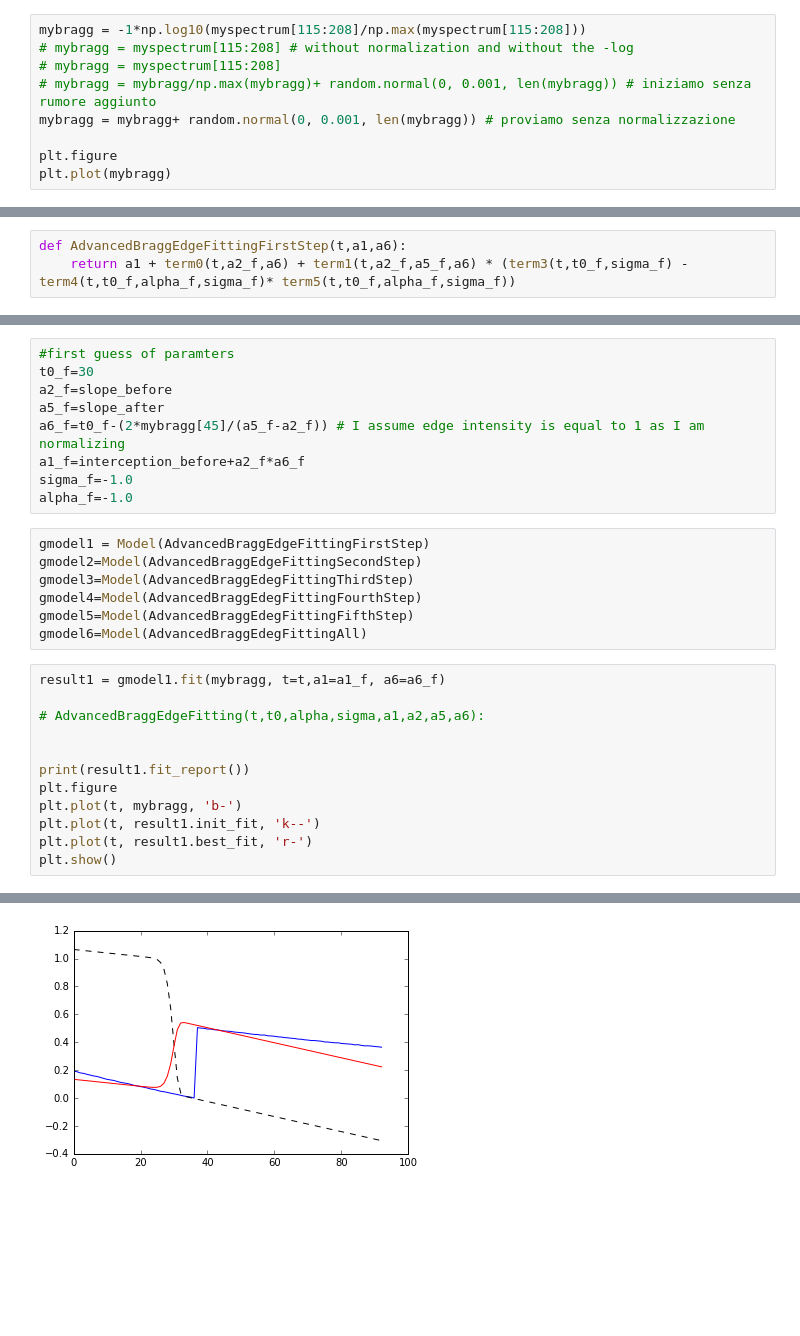
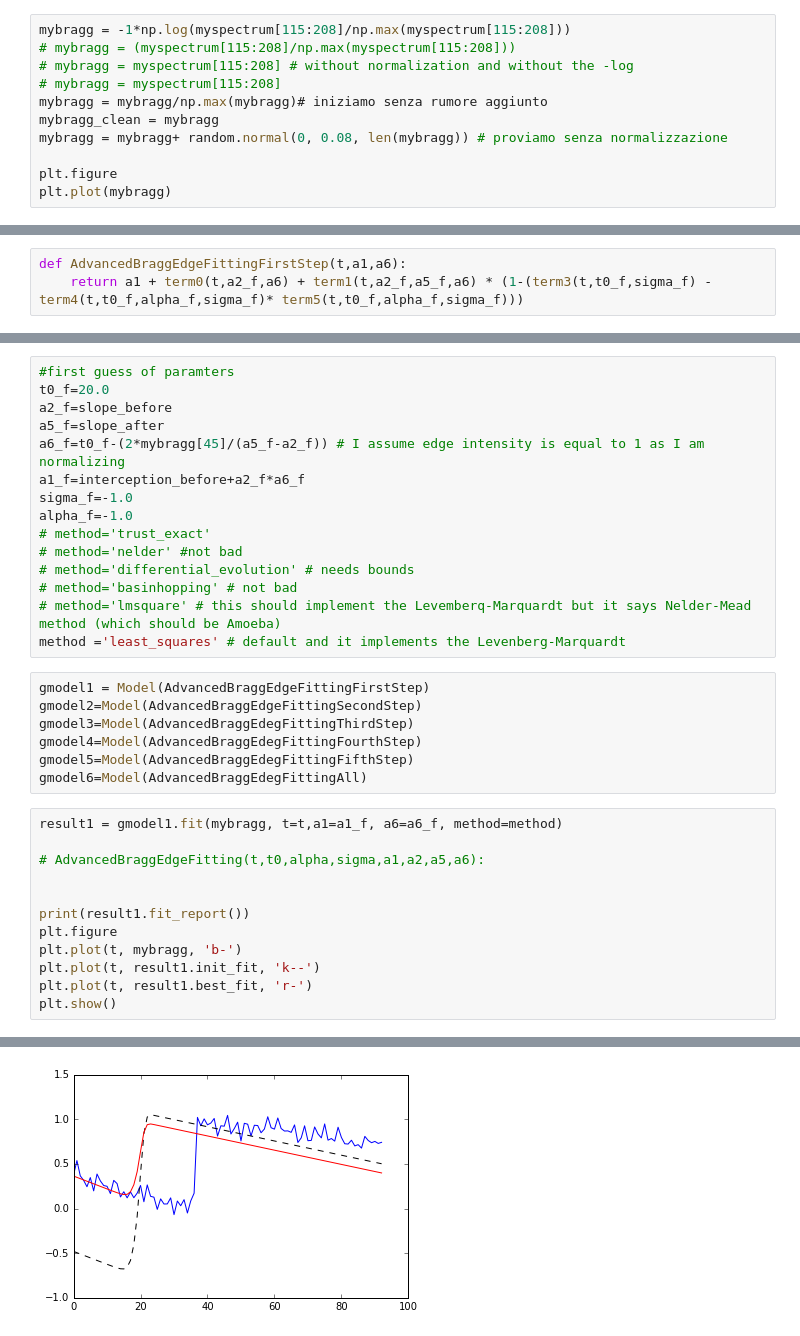
Before and after one commit to neutronimaging/scripts, a Jupyter notebook: python/ToF_notebooks/BraggEdgeFittingAdvanced.ipynb, the cells around one changed output, grey strips where cells are left out. Drawn from its saved outputs; the diff is of its cells as text; blank space fills up the shorter version.

Commit message:
corrected step function for signal in transmission, understood all linear parameters, check with different optimization strategies

```diff
--- a/python/ToF_notebooks/BraggEdgeFittingAdvanced.ipynb
+++ b/python/ToF_notebooks/BraggEdgeFittingAdvanced.ipynb
@@ -48,11 +82,13 @@ myspectrum = loadtxt('/home/carminati_c/Documents/vel_selector/alpha.txt')
 # plt.figure
 # plt.plot(myspectrum)
 # %%
-mybragg = -1*np.log10(myspectrum[115:208]/np.max(myspectrum[115:208]))
+mybragg = -1*np.log(myspectrum[115:208]/np.max(myspectrum[115:208]))
+# mybragg = (myspectrum[115:208]/np.max(myspectrum[115:208]))
 # mybragg = myspectrum[115:208] # without normalization and without the -log
 # mybragg = myspectrum[115:208]
-# mybragg = mybragg/np.max(mybragg)+ random.normal(0, 0.001, len(mybragg)) # iniziamo senza rumore aggiunto
-mybragg = mybragg+ random.normal(0, 0.001, len(mybragg)) # proviamo senza normalizzazione
+mybragg = mybragg/np.max(mybragg)# iniziamo senza rumore aggiunto
+mybragg_clean = mybragg
+mybragg = mybragg+ random.normal(0, 0.08, len(mybragg)) # proviamo senza normalizzazione
 
 plt.figure
 plt.plot(mybragg)
@@ -89,5 +126,5 @@ plt.plot(t,interception_after+slope_after*t)
 # %%
 def AdvancedBraggEdgeFittingFirstStep(t,a1,a6):
-    return a1 + term0(t,a2_f,a6) + term1(t,a2_f,a5_f,a6) * (term3(t,t0_f,sigma_f) - term4(t,t0_f,alpha_f,sigma_f)* term5(t,t0_f,alpha_f,sigma_f))
+    return a1 + term0(t,a2_f,a6) + term1(t,a2_f,a5_f,a6) * (1-(term3(t,t0_f,sigma_f) - term4(t,t0_f,alpha_f,sigma_f)* term5(t,t0_f,alpha_f,sigma_f)))
 # %%
 def AdvancedBraggEdgeFittingSecondStep(t,a2,a5):
@@ -107,12 +144,18 @@ def AdvancedBraggEdegFittingAll(t,t0,sigma,alpha,a1,a2,a5,a6):
 # %%
 #first guess of paramters
-t0_f=30
+t0_f=20.0
 a2_f=slope_before
 a5_f=slope_after
 a6_f=t0_f-(2*mybragg[45]/(a5_f-a2_f)) # I assume edge intensity is equal to 1 as I am normalizing
 a1_f=interception_before+a2_f*a6_f
 sigma_f=-1.0
 alpha_f=-1.0
+# method='trust_exact'
+# method='nelder' #not bad
+# method='differential_evolution' # needs bounds
+# method='basinhopping' # not bad
+# method='lmsquare' # this should implement the Levemberq-Marquardt but it says Nelder-Mead method (which should be Amoeba)
+method ='least_squares' # default and it implements the Levenberg-Marquardt
 # %%
 gmodel1 = Model(AdvancedBraggEdgeFittingFirstStep)
 gmodel2=Model(AdvancedBraggEdgeFittingSecondStep)
@@ -121,7 +164,7 @@ gmodel4=Model(AdvancedBraggEdegFittingFourthStep)
 gmodel5=Model(AdvancedBraggEdegFittingFifthStep)
 gmodel6=Model(AdvancedBraggEdegFittingAll)
 # %%
-result1 = gmodel1.fit(mybragg, t=t,a1=a1_f, a6=a6_f)
+result1 = gmodel1.fit(mybragg, t=t,a1=a1_f, a6=a6_f, method=method)
 
 # AdvancedBraggEdgeFitting(t,t0,alpha,sigma,a1,a2,a5,a6):
 
@@ -152,4 +193,4 @@ plt.show()
-[figure, old version]
+[figure, new version]
 # %%
 a1_f=result1.best_values.get('a1')
 a6_f=result1.best_values.get('a6')
```
Also changed, not shown: parts of 22 cells of this notebook, 1 other file.
